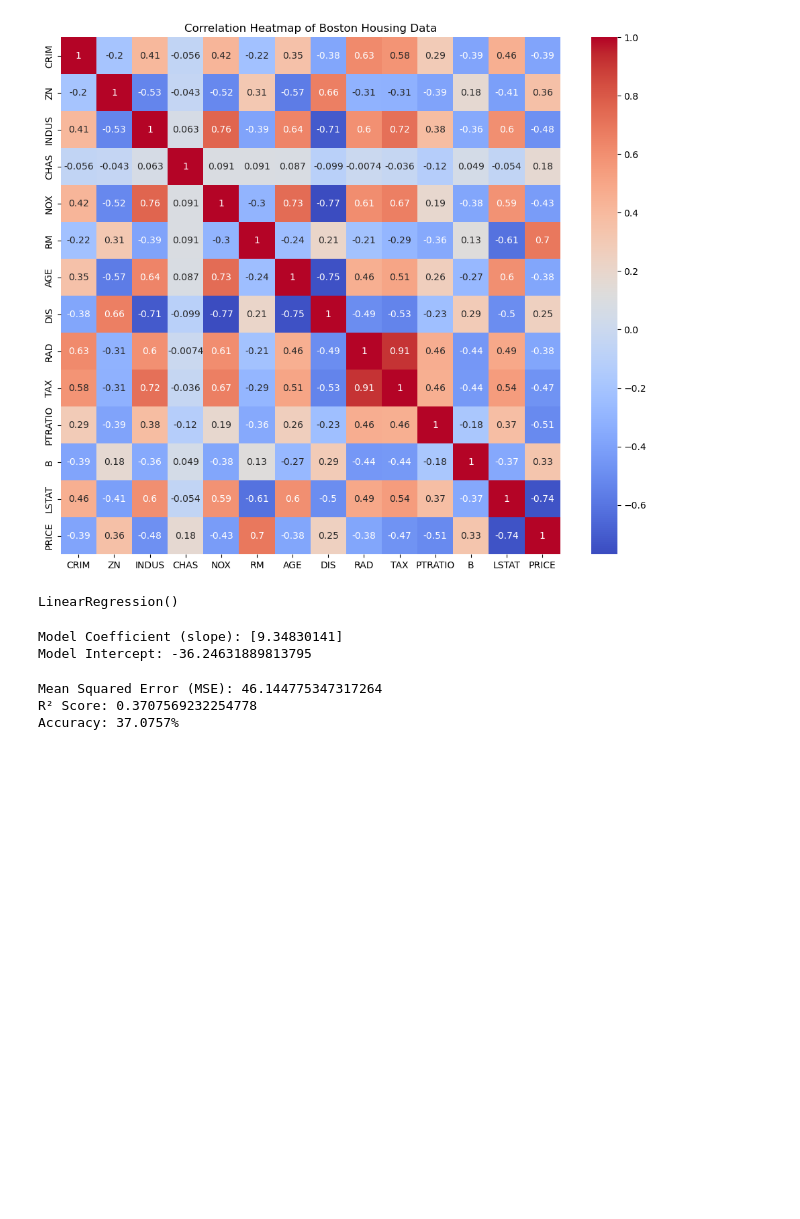
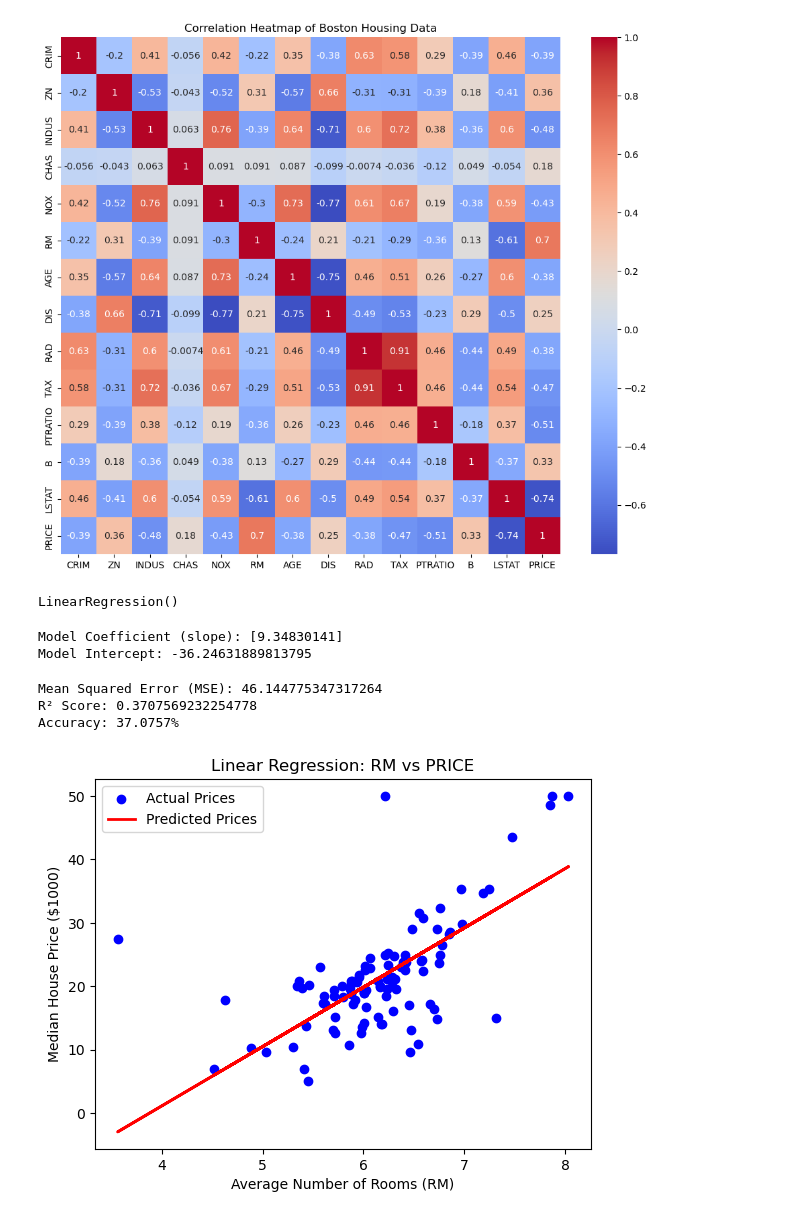
Before and after one commit to OluwatomisinOA/Machine-Learning-AI-Projects, a Jupyter notebook: Foundations/1-predict-boston-dataset-house-prices-linear-reg.ipynb, the cells around one changed output. Drawn from its saved outputs; the diff is of its cells as text; code cells hidden in the pictures; blank space fills up the shorter version.

```diff
--- a/Foundations/1-predict-boston-dataset-house-prices-linear-reg.ipynb
+++ b/Foundations/1-predict-boston-dataset-house-prices-linear-reg.ipynb
@@ -77,3 +77,15 @@ print(f"Accuracy: {accuracy*100:.4f}%")
 Mean Squared Error (MSE): 46.144775347317264
 R² Score: 0.3707569232254778
 Accuracy: 37.0757%
+# %%
+# visualize predictions
+# plot the regression line and test data
+plt.scatter(X_test, y_test, color='blue', label='Actual Prices')
+plt.plot(X_test, y_pred, color='red', linewidth=2, label='Predicted Prices')
+plt.xlabel('Average Number of Rooms (RM)')
+plt.ylabel('Median House Price ($1000)')
+plt.title('Linear Regression: RM vs PRICE')
+plt.legend()
+plt.show()
+# %% [output]
+[figure, added]
```
